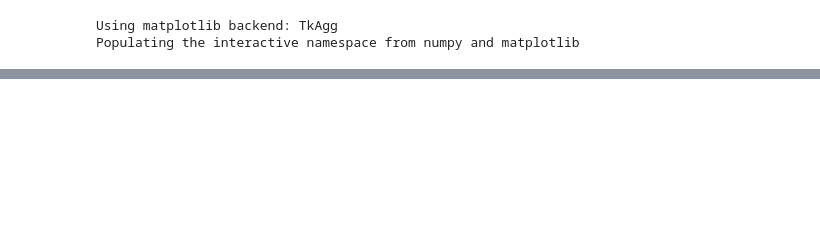
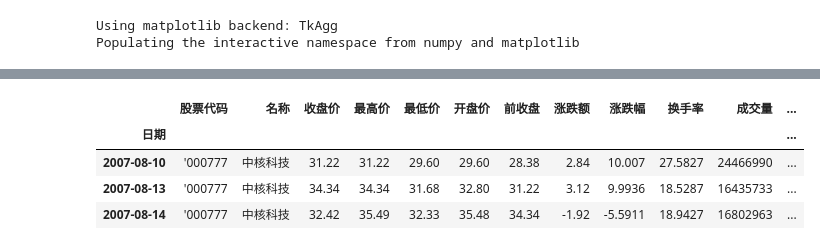
Before and after one commit to hcchengithub/twstock, a Jupyter notebook: cnstock.ipynb, the cells around one changed output, grey strips where cells are left out. Cells and saved outputs as stored; diff of their text form; code cells hidden in the pictures; blank space fills up the shorter version.

```diff
--- a/cnstock.ipynb
+++ b/cnstock.ipynb
@@ -120,0 +185,8 @@ svm classifier accuacy:
+# %%
+data.query('index < "2007-08-15" & index >= "2007-08-10" ')
+# %% [output]
+|  | 股票代码 | 名称 | 收盘价 | 最高价 | 最低价 | 开盘价 | 前收盘 | 涨跌额 | 涨跌幅 | 换手率 | 成交量 | ... |
+| 日期 |  |  |  |  |  |  |  |  |  |  |  | ... |
+| 2007-08-10 | '000777 | 中核科技 | 31.22 | 31.22 | 29.60 | 29.60 | 28.38 | 2.84 | 10.007 | 27.5827 | 24466990 | ... |
+| 2007-08-13 | '000777 | 中核科技 | 34.34 | 34.34 | 31.68 | 32.80 | 31.22 | 3.12 | 9.9936 | 18.5287 | 16435733 | ... |
+| 2007-08-14 | '000777 | 中核科技 | 32.42 | 35.49 | 32.33 | 35.48 | 34.34 | -1.92 | -5.5911 | 18.9427 | 16802963 | ... |
```
Also changed, not shown: parts of 30 cells of this notebook.
